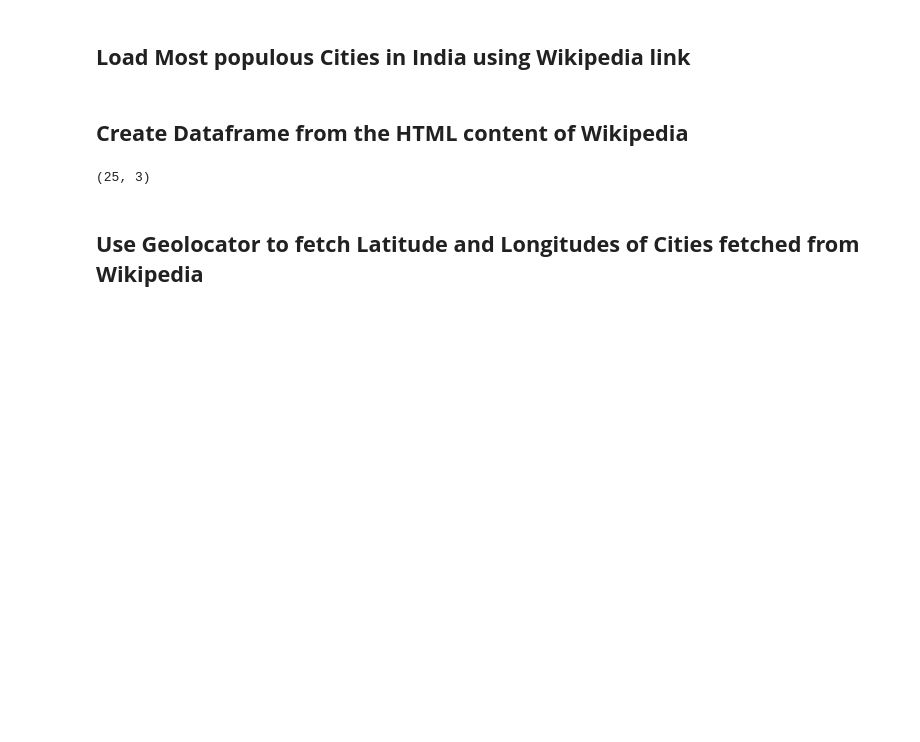
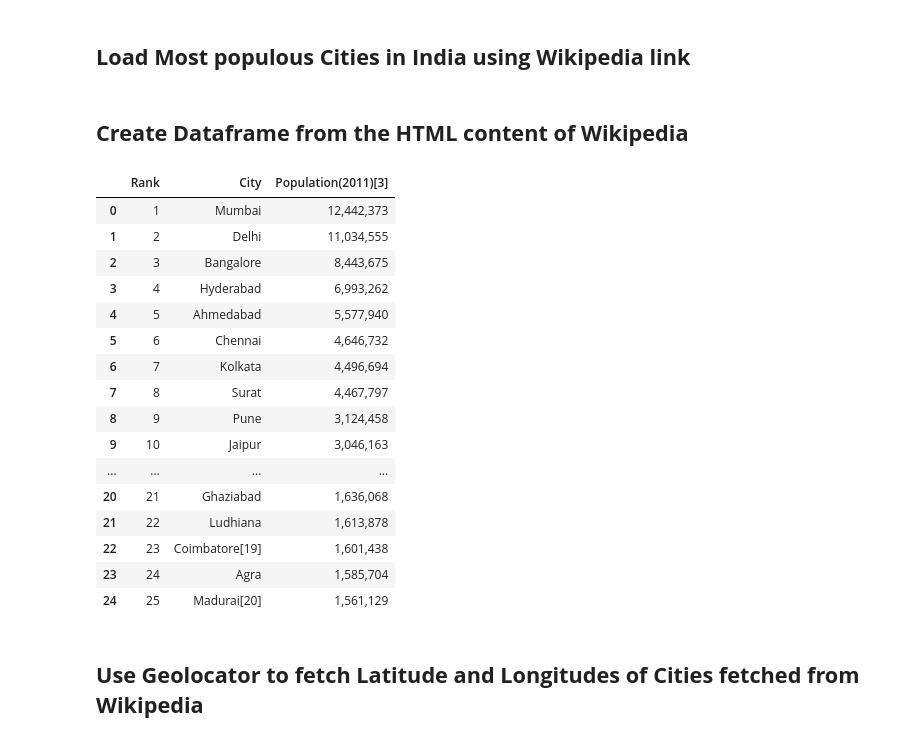
Before and after one commit to kartikPothapragada/coursera_capstone_project, a Jupyter notebook: CapstoneProject.ipynb, the cells around one changed output. Cells and saved outputs as stored; diff of their text form; code cells hidden in the pictures; blank space fills up the shorter version.

```diff
--- a/CapstoneProject.ipynb
+++ b/CapstoneProject.ipynb
@@ -15,34 +15,50 @@ soup = BeautifulSoup(html_doc, 'html.parser')
 # %%
 import numpy as np
 colNames = []
 allRows=[]
 table = soup.find('table', attrs={'class':'wikitable sortable'})
 table_body = table.find('tbody')
 rowHeader = table.find_all('th')
 for rHeader in rowHeader:
     colNames.append(rHeader.text.strip())
 
 rows = table_body.find_all('tr')[1:]
 
 for row in rows:
     cols = row.find_all('td')
     rowData = [ele.text.strip() for ele in cols]
     allRows.append(rowData)
 
 df = pd.DataFrame(columns=colNames)
 for tr in rows:
     tds = tr.find_all('td')
     df = df.append({colNames[0]: tds[0].get_text().strip(),colNames[1]: tds[1].get_text().strip(),colNames[2]: tds[2].get_text().strip()},ignore_index=True)
 
 df
 cols = [3,4,5]
 df.drop(df.columns[cols],axis=1,inplace=True)
 #df.drop('Population(2001)','State or union territory','Ref', axis=1)
 
 df=df.head(50)
-df.shape
+df
 # %% [output]
-(25, 3)
+|  | Rank | City | Population(2011)[3] |
+| 0 | 1 | Mumbai | 12,442,373 |
+| 1 | 2 | Delhi | 11,034,555 |
+| 2 | 3 | Bangalore | 8,443,675 |
+| 3 | 4 | Hyderabad | 6,993,262 |
+| 4 | 5 | Ahmedabad | 5,577,940 |
+| 5 | 6 | Chennai | 4,646,732 |
+| 6 | 7 | Kolkata | 4,496,694 |
+| 7 | 8 | Surat | 4,467,797 |
+| 8 | 9 | Pune | 3,124,458 |
+| 9 | 10 | Jaipur | 3,046,163 |
+| ... | ... | ... | ... |
+| 20 | 21 | Ghaziabad | 1,636,068 |
+| 21 | 22 | Ludhiana | 1,613,878 |
+| 22 | 23 | Coimbatore[19] | 1,601,438 |
+| 23 | 24 | Agra | 1,585,704 |
+| 24 | 25 | Madurai[20] | 1,561,129 |
 # %% [markdown]
 ## <b>Use Geolocator to fetch Latitude and Longitudes of Cities fetched from Wikipedia</b>
 # %%
```
Also changed, not shown: parts of 22 cells of this notebook.
